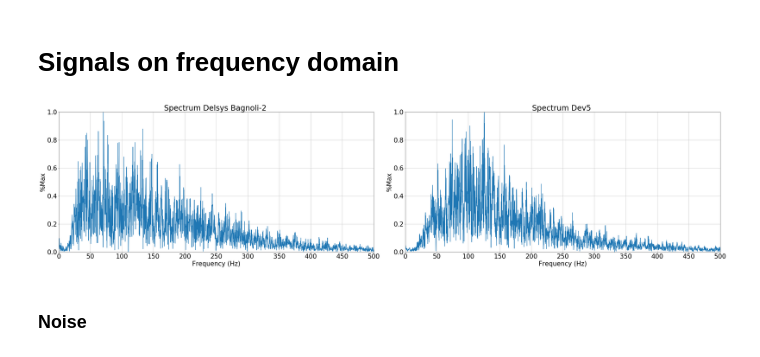
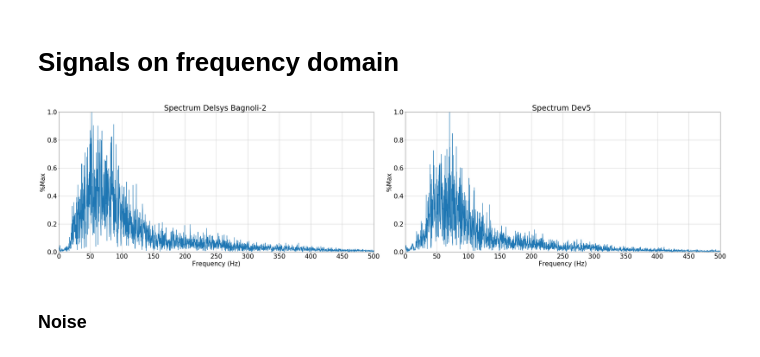
Before and after one commit to ithallojunior/sEMG-device, a Jupyter notebook: comparison/analysis.ipynb, the cells around one changed output. Saved outputs shown, nothing was run; the diff lists cells and outputs as text; code cells hidden in the pictures.

```diff
--- a/comparison/analysis.ipynb
+++ b/comparison/analysis.ipynb
@@ -119,10 +151,10 @@ def plot_on_frequency(delsys, dev5, text=''):
 
     plt.tight_layout(pad=1.0)
     plt.show()
-# %%
-plot_on_frequency(delsys, dev5)
-# %% [output]
-[figure, removed]
+# %%
+plot_on_frequency(delsys_cropped, dev5_cropped)
+# %% [output]
+[figure, added]
 # %% [markdown]
 ### Noise
 # %%
```
Also changed, not shown: parts of 30 cells of this notebook, 16 other files.
